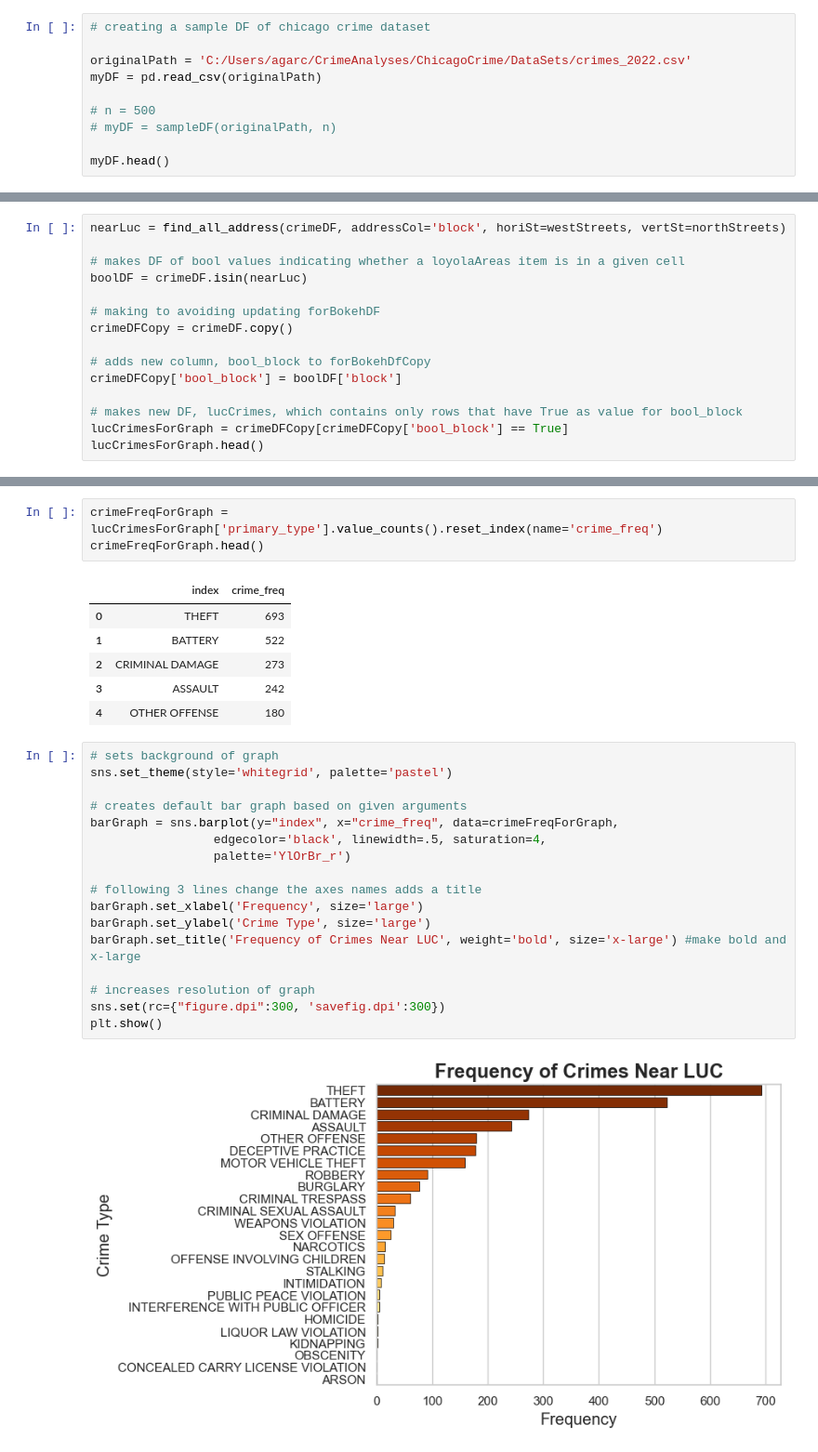
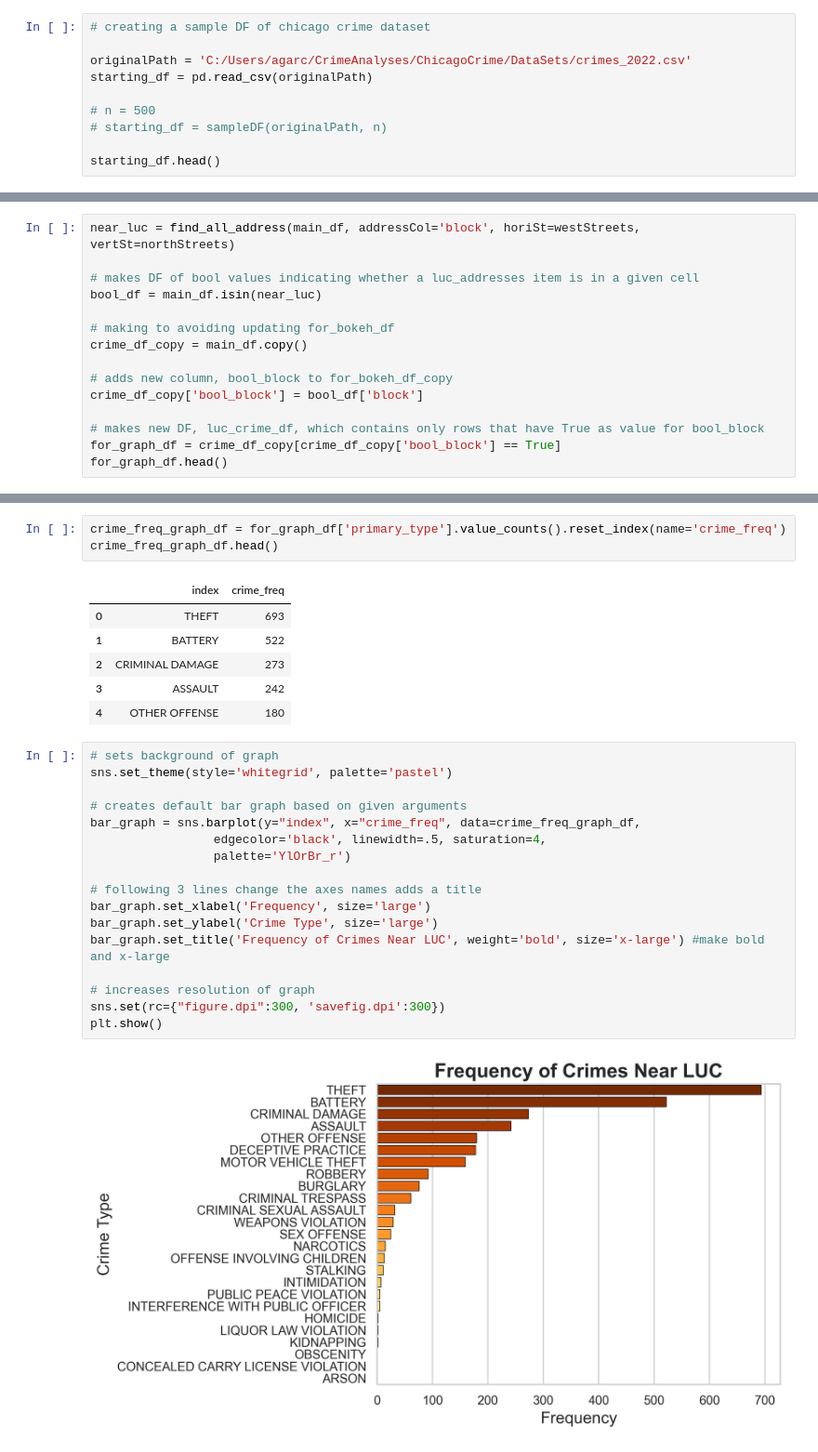
Before and after one commit to agarcia50S/CrimeAnalyses, a Jupyter notebook: ChicagoCrime/CrimeNearLUC.ipynb, the cells around one changed output, grey strips where cells are left out. Shown at 93% size. Drawn from its saved outputs; the diff is of its cells as text.

Commit message:
changed var names to pep8 statndard;  comments

```diff
--- a/ChicagoCrime/CrimeNearLUC.ipynb
+++ b/ChicagoCrime/CrimeNearLUC.ipynb
@@ -11,12 +11,12 @@ from bokeh.models import ColumnDataSource
 # creating a sample DF of chicago crime dataset
 
 originalPath = 'C:/Users/agarc/CrimeAnalyses/ChicagoCrime/DataSets/crimes_2022.csv'
-myDF = pd.read_csv(originalPath)
+starting_df = pd.read_csv(originalPath)
 
 # n = 500
-# myDF = sampleDF(originalPath, n)
+# starting_df = sampleDF(originalPath, n)
 
-myDF.head()
+starting_df.head()
 # %% [output]
 |  | ID | Case Number | Date | Block | IUCR | Primary Type | Description | Location Description | ... |
 | 0 | 12766270 | JF323407 | 07/17/2022 12:30:00 PM | 039XX W 62ND ST | 0820 | THEFT | $500 AND UNDER | RESIDENCE - YARD (FRONT / BACK) | ... |
@@ -212,20 +207,20 @@ Loading BokehJS ...
 [interactive output not drawn]
 [interactive output not drawn]
 # %%
-nearLuc = find_all_address(crimeDF, addressCol='block', horiSt=westStreets, vertSt=northStreets)
+near_luc = find_all_address(main_df, addressCol='block', horiSt=westStreets, vertSt=northStreets)
 
-# makes DF of bool values indicating whether a loyolaAreas item is in a given cell
-boolDF = crimeDF.isin(nearLuc)
+# makes DF of bool values indicating whether a luc_addresses item is in a given cell
+bool_df = main_df.isin(near_luc)
 
-# making to avoiding updating forBokehDF
-crimeDFCopy = crimeDF.copy()
+# making to avoiding updating for_bokeh_df
+crime_df_copy = main_df.copy()
 
-# adds new column, bool_block to forBokehDfCopy
-crimeDFCopy['bool_block'] = boolDF['block']
+# adds new column, bool_block to for_bokeh_df_copy
+crime_df_copy['bool_block'] = bool_df['block']
 
-# makes new DF, lucCrimes, which contains only rows that have True as value for bool_block
-lucCrimesForGraph = crimeDFCopy[crimeDFCopy['bool_block'] == True]
-lucCrimesForGraph.head()
+# makes new DF, luc_crime_df, which contains only rows that have True as value for bool_block
+for_graph_df = crime_df_copy[crime_df_copy['bool_block'] == True]
+for_graph_df.head()
 # %% [output]
 |  | date | block | primary_type | description | location | xCoords | yCoords | bool_block |
 | 92 | 03/16/2022 10:00:00 PM | 064XX N DAMEN AVE | THEFT | OVER $500 | (41.998589094, -87.68016062) | -9.760511e+06 | 5.160768e+06 | True |
@@ -234,8 +229,8 @@ lucCrimesForGraph.head()
 | 260 | 04/06/2022 12:00:00 AM | 065XX N ASHLAND AVE | CRIMINAL DAMAGE | TO PROPERTY | (42.000800221, -87.670465853) | -9.759432e+06 | 5.161099e+06 | True |
 | 372 | 04/03/2022 07:20:00 AM | 061XX N BROADWAY | THEFT | RETAIL THEFT | (41.993043969, -87.660360363) | -9.758307e+06 | 5.159938e+06 | True |
 # %%
-crimeFreqForGraph = lucCrimesForGraph['primary_type'].value_counts().reset_index(name='crime_freq')
-crimeFreqForGraph.head()
+crime_freq_graph_df = for_graph_df['primary_type'].value_counts().reset_index(name='crime_freq')
+crime_freq_graph_df.head()
 # %% [output]
 |  | index | crime_freq |
 | 0 | THEFT | 693 |
@@ -246,19 +241,19 @@ crimeFreqForGraph.head()
 # %%
 # sets background of graph
 sns.set_theme(style='whitegrid', palette='pastel')
 
 # creates default bar graph based on given arguments
-barGraph = sns.barplot(y="index", x="crime_freq", data=crimeFreqForGraph,
+bar_graph = sns.barplot(y="index", x="crime_freq", data=crime_freq_graph_df,
                  edgecolor='black', linewidth=.5, saturation=4,
                  palette='YlOrBr_r')
 
 # following 3 lines change the axes names adds a title
-barGraph.set_xlabel('Frequency', size='large')
-barGraph.set_ylabel('Crime Type', size='large')
-barGraph.set_title('Frequency of Crimes Near LUC', weight='bold', size='x-large') #make bold and x-large
+bar_graph.set_xlabel('Frequency', size='large')
+bar_graph.set_ylabel('Crime Type', size='large')
+bar_graph.set_title('Frequency of Crimes Near LUC', weight='bold', size='x-large') #make bold and x-large
 
 # increases resolution of graph
 sns.set(rc={"figure.dpi":300, 'savefig.dpi':300})
 plt.show()
 # %% [output]
-[figure, old version]
+[figure, new version]
```
Also changed, not shown: parts of 9 cells of this notebook.
